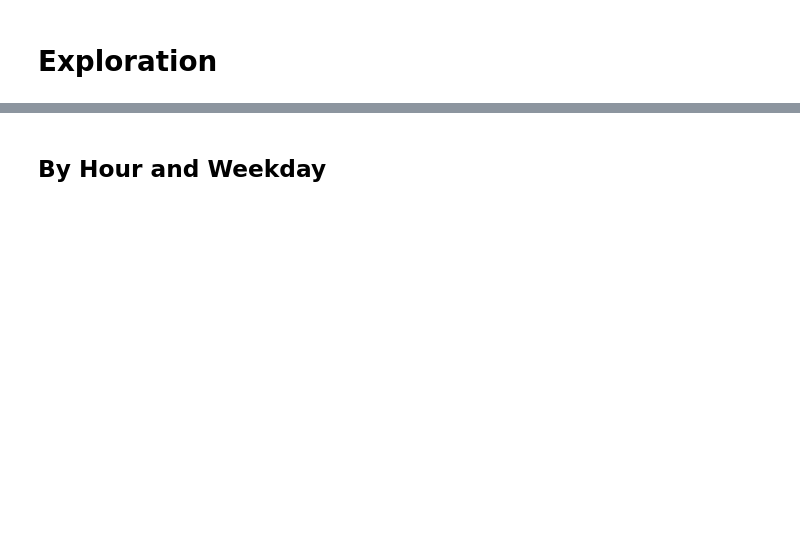
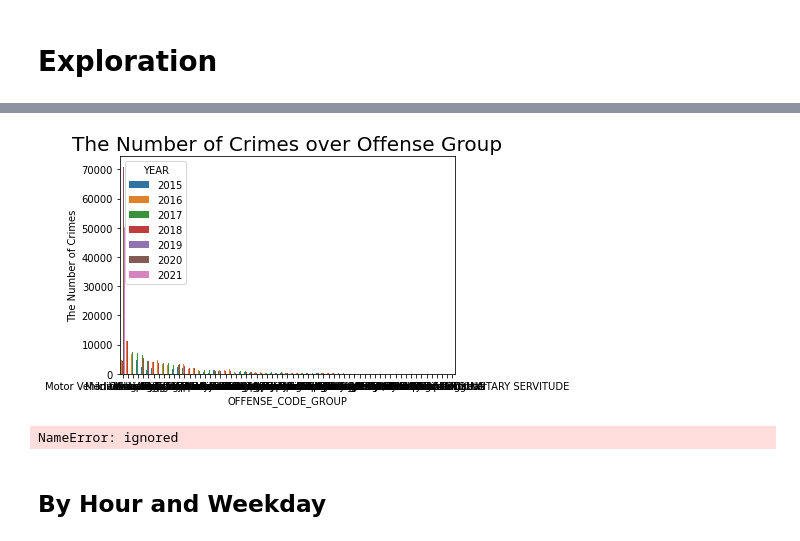
Before and after one commit to AlexVonSchwerdtner/BA780-Team6, a Jupyter notebook: Boston_Crime_Scene_Analytics.ipynb, the cells around one changed output, grey strips where cells are left out. Saved outputs shown, nothing was run; the diff lists cells and outputs as text; code cells hidden in the pictures; blank space fills up the shorter version.

```diff
--- a/Boston_Crime_Scene_Analytics.ipynb
+++ b/Boston_Crime_Scene_Analytics.ipynb
@@ -338,2 +341,8 @@ Crimes_all_years[Crimes_all_years['DISTRICT'].isnull()]
 # %% [markdown]
 # **Exploration**
+# %%
+# number of crimes over offense groups by year
+
+df = Crimes_all_years.groupby(['YEAR','OFFENSE_CODE_GROUP'])['INCIDENT_NUMBER'].count().reset_index()
+df = df.sort_values(by=['YEAR','INCIDENT_NUMBER'], ascending=False)
+df.head()
@@ -340,3 +373,19 @@ Crimes_all_years[Crimes_all_years['DISTRICT'].isnull()]
+# %%
+sns.barplot(data=df, x='OFFENSE_CODE_GROUP', y='INCIDENT_NUMBER', hue='YEAR')
+plt.ylabel('The Number of Crimes')
+plt.title('The Number of Crimes over Offense Group', fontsize=20)
+plt.show()
+# %% [output]
+[figure, added]
+# %%
+# took data only year is 2015. Just for interest and not not freeze kernel while map visualization
+df1_part = df1[df1['YEAR'] == 2015]
+df1_2015=df1_part.copy()
+df1_2015 = df1_2015.groupby('OFFENSE_CODE_GROUP')['INCIDENT_NUMBER'].count().reset_index()
+df1_2015=df1_2015.sort_values(by='INCIDENT_NUMBER', ascending=False)[:10]
+df1_2015
+# %% [output]
+NameError: ignored
 # %% [markdown]
 ## By Hour and Weekday
 # %%
```
Also changed, not shown: parts of 20 cells of this notebook.
